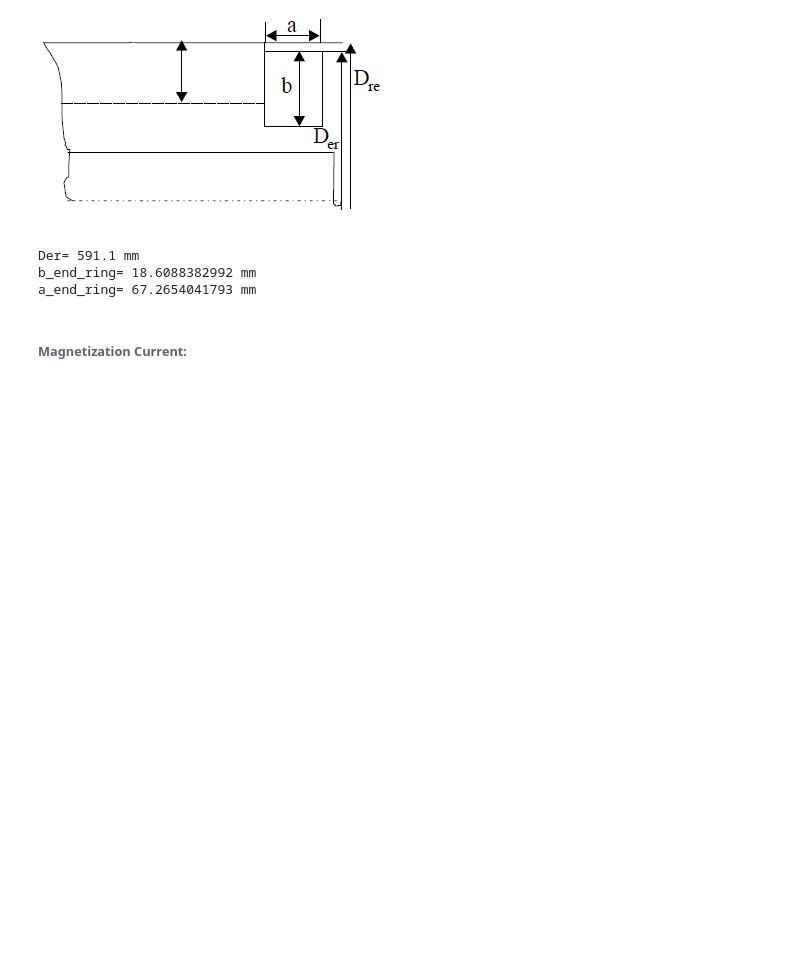
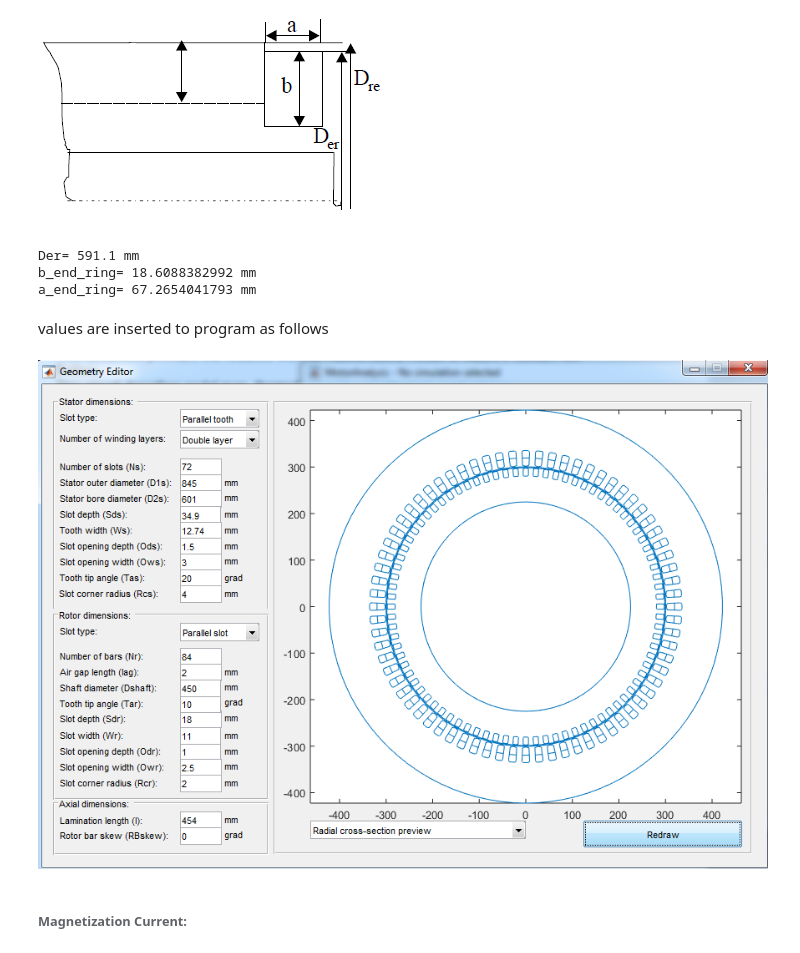
Before and after one commit to odtu/EE564, a Jupyter notebook: TRAIN/LutfiBoyaci/Train Traction Motor Design.ipynb, the cells around one changed output. Cells and saved outputs as stored; diff of their text form; code cells hidden in the pictures; blank space fills up the shorter version.

```diff
--- a/TRAIN/LutfiBoyaci/Train Traction Motor Design.ipynb
+++ b/TRAIN/LutfiBoyaci/Train Traction Motor Design.ipynb
@@ -368,6 +368,13 @@ print 'a_end_ring=',a_end_ring,'mm'
 Der= 591.1 mm
 b_end_ring= 18.6088382992 mm
 a_end_ring= 67.2654041793 mm
+# %% [markdown]
+values are inserted to program as follows
+# %%
+from IPython.display import Image
+Image(filename='geometryeditor.png')
+# %% [output]
+[figure, added]
 # %% [markdown]
 ###### Magnetization Current:
 # %%
```
Also changed, not shown: parts of 31 cells of this notebook.
